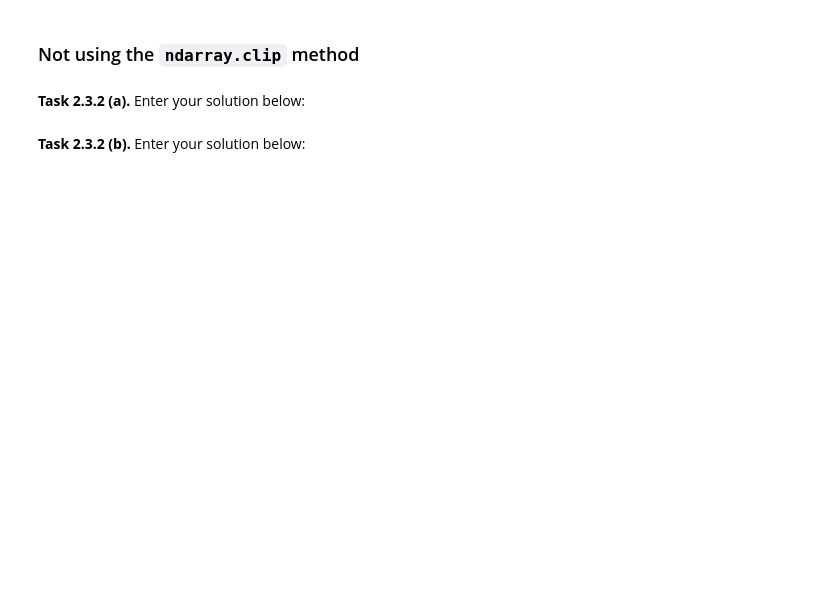
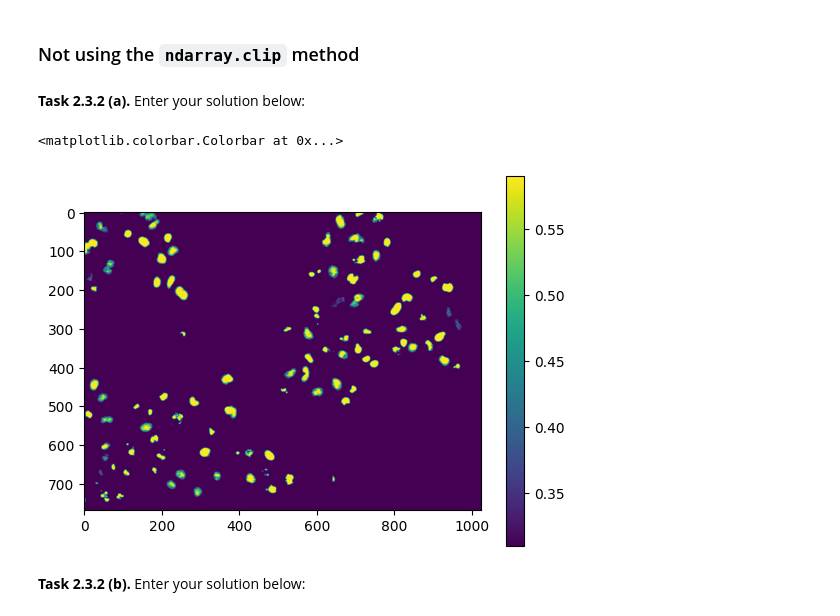
Before and after one commit to kathrinkreischer/mobi-fs3-python, a Jupyter notebook: task2.ipynb, the cells around one changed output. Drawn from its saved outputs; the diff is of its cells as text; code cells hidden in the pictures; blank space fills up the shorter version.

```diff
--- a/task2.ipynb
+++ b/task2.ipynb
@@ -51,5 +58,21 @@ T2 = 0.59
 ### Not using the `ndarray.clip` method
 # %% [markdown]
 **<a id="#">Task 2.3.2 (a).</a>** Enter your solution below:
+# %%
+img2 = img.copy()
+
+for r in range(0,img.shape[0]):
+    for c in range(0,img.shape[1]):
+        if img[r, c] < T1:
+            img[r, c] = T1
+        elif img[r, c] > T2:
+            img[r, c]=T2
+        else:
+            img[r, c]
+plt.imshow(img2)
+plt.colorbar()
+# %% [output]
+<matplotlib.colorbar.Colorbar at 0x...>
+[figure, added]
 # %% [markdown]
 **<a id="#">Task 2.3.2 (b).</a>** Enter your solution below:
```
Also changed, not shown: parts of 2 cells of this notebook.
